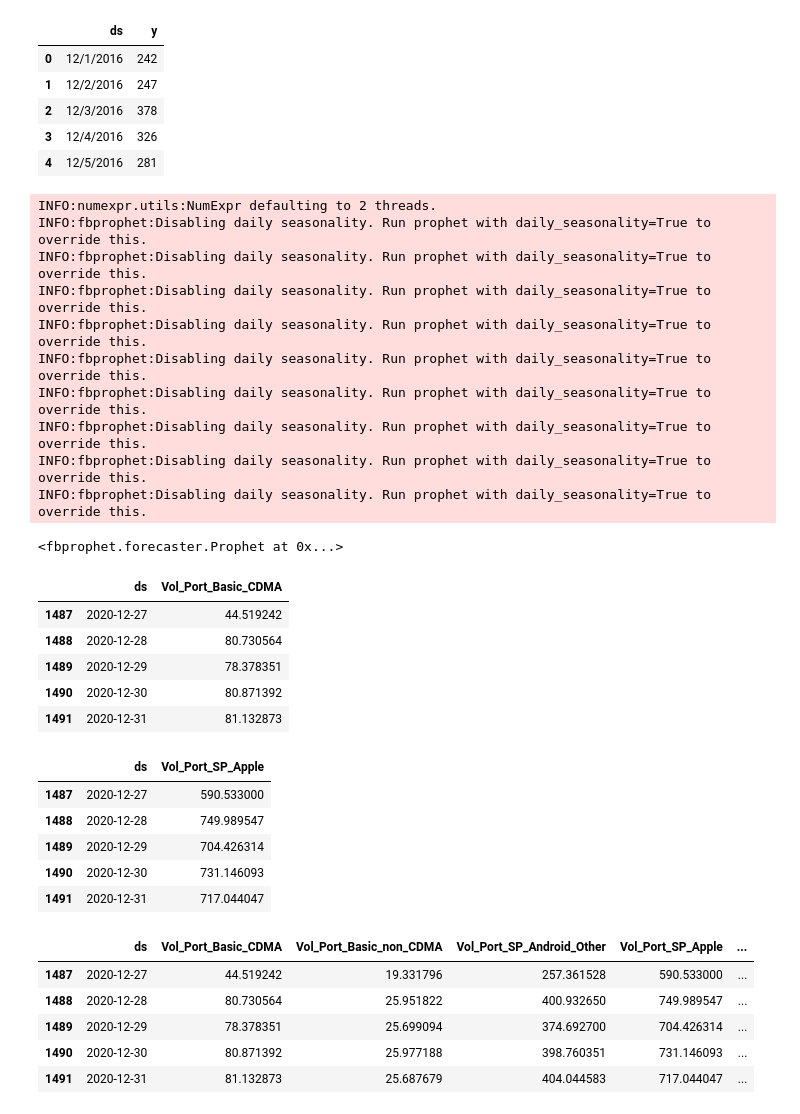
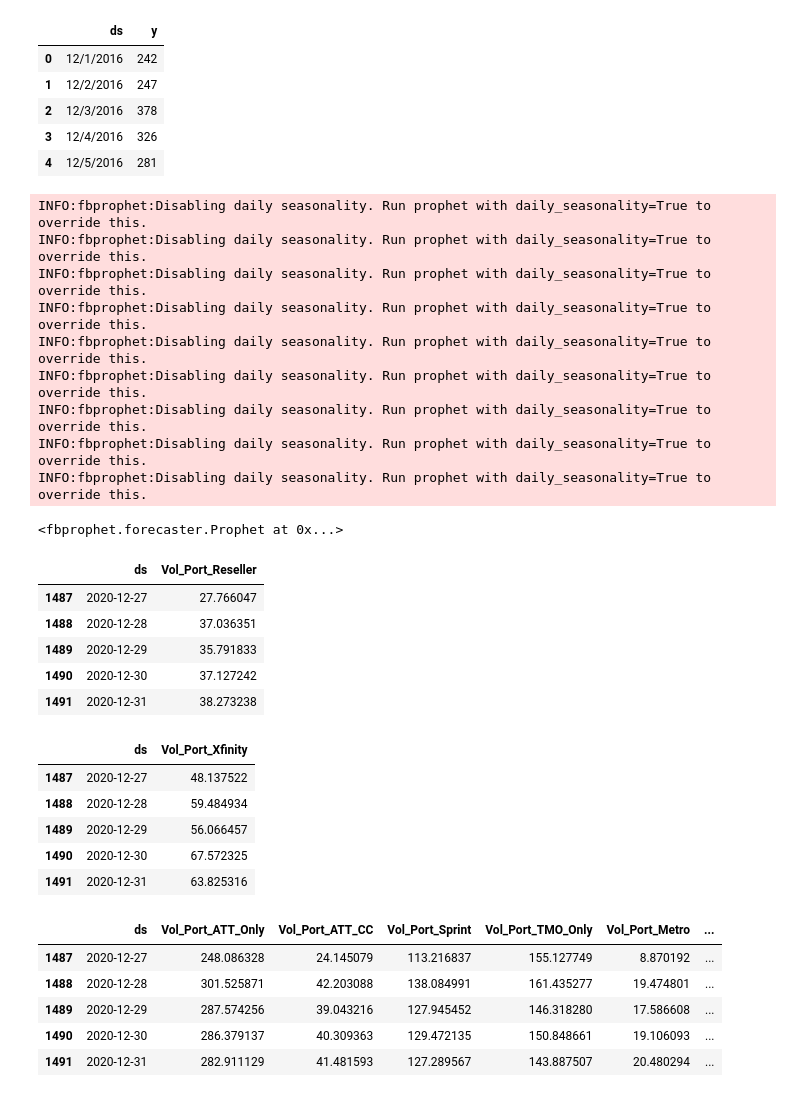
Before and after one commit to JSunkel/Forecasting-Models, a Jupyter notebook: Line_Disconnects_Apple_Vol_Port_Carriers_Same_Day_Prophet_model.ipynb, the cells around one changed output. Cells and saved outputs as stored; diff of their text form; code cells hidden in the pictures.

Commit message:
Port carrier level detail

```diff
--- a/Line_Disconnects_Apple_Vol_Port_Carriers_Same_Day_Prophet_model.ipynb
+++ b/Line_Disconnects_Apple_Vol_Port_Carriers_Same_Day_Prophet_model.ipynb
@@ -190,8 +190,8 @@ vol_port_other_model = Prophet(holidays = holidays)
 # %%
 # Fit the models
 # AT&T
-vol_port_attonly_model.fit(vol_port_attonly)
-vol_port_attcc_model.fit(vol_port_attcc)
+vol_port_att_only_model.fit(vol_port_attonly)
+vol_port_att_cc_model.fit(vol_port_attcc)
 
 # Sprint
 vol_port_sprint_model.fit(vol_port_sprint)
@@ -212,7 +212,6 @@ vol_port_reseller_model.fit(vol_port_reseller)
 # Other
 vol_port_other_model.fit(vol_port_other)
 # %% [output]
-INFO:numexpr.utils:NumExpr defaulting to 2 threads.
 INFO:fbprophet:Disabling daily seasonality. Run prophet with daily_seasonality=True to override this.
 INFO:fbprophet:Disabling daily seasonality. Run prophet with daily_seasonality=True to override this.
 INFO:fbprophet:Disabling daily seasonality. Run prophet with daily_seasonality=True to override this.
@@ -229,8 +228,8 @@ n = 214
 # %%
 # Create dataframes to hold predictions
 # AT&T
-vol_port_attonly_future = vol_port_attonly_model.make_future_dataframe(periods = n)
-vol_port_attcc_future = vol_port_attcc_model.make_future_dataframe(periods = n)
+vol_port_att_only_future = vol_port_attonly_model.make_future_dataframe(periods = n)
+vol_port_att_cc_future = vol_port_attcc_model.make_future_dataframe(periods = n)
 
 # Sprint
 vol_port_sprint_future = vol_port_sprint_model.make_future_dataframe(periods = n)
@@ -254,7 +253,7 @@ vol_port_other_future = vol_port_other_model.make_future_dataframe(periods = n)
 # Make predictions
 # AT&T
 vol_port_att_only_forecast = vol_port_att_only_model.predict(vol_port_att_only_future)
-vol_port_attcc_forecast = vol_port_attcc_model.predict(vol_port_attcc_future)
+vol_port_att_cc_forecast = vol_port_attcc_model.predict(vol_port_attcc_future)
 
 # Sprint
 vol_port_sprint_forecast = vol_port_sprint_model.predict(vol_port_sprint_future)
@@ -298,13 +300,13 @@ invol_sp_apple_forecast_subset = invol_sp_apple_forecast[['ds', 'yhat']].rename(
 # %%
 # Check the format of the subsetted forecasts (testing only)
-vol_port_basic_cdma_forecast_subset.tail()
+vol_port_reseller_forecast_subset.tail()
 # %% [output]
-|  | ds | Vol_Port_Basic_CDMA |
-| 1487 | 2020-12-27 | 44.519242 |
-| 1488 | 2020-12-28 | 80.730564 |
-| 1489 | 2020-12-29 | 78.378351 |
-| 1490 | 2020-12-30 | 80.871392 |
-| 1491 | 2020-12-31 | 81.132873 |
+|  | ds | Vol_Port_Reseller |
+| 1487 | 2020-12-27 | 27.766047 |
+| 1488 | 2020-12-28 | 37.036351 |
+| 1489 | 2020-12-29 | 35.791833 |
+| 1490 | 2020-12-30 | 37.127242 |
+| 1491 | 2020-12-31 | 38.273238 |
 # %%
 # Growth multiplier
 gm = 1.00
@@ -330,10 +337,10 @@ invol_sp_apple_forecast_subset['Invol_SP_Apple'] = invol_sp_apple_forecast_subse
 # %%
 # Check the format of the adjusted forecasts (testing only)
-vol_port_sp_apple_forecast_subset.tail()
+vol_port_xfinity_forecast_subset.tail()
 # %% [output]
-|  | ds | Vol_Port_SP_Apple |
-| 1487 | 2020-12-27 | 590.533000 |
-| 1488 | 2020-12-28 | 749.989547 |
-| 1489 | 2020-12-29 | 704.426314 |
-| 1490 | 2020-12-30 | 731.146093 |
-| 1491 | 2020-12-31 | 717.044047 |
+|  | ds | Vol_Port_Xfinity |
+| 1487 | 2020-12-27 | 48.137522 |
+| 1488 | 2020-12-28 | 59.484934 |
+| 1489 | 2020-12-29 | 56.066457 |
+| 1490 | 2020-12-30 | 67.572325 |
+| 1491 | 2020-12-31 | 63.825316 |
@@ -359,10 +347,34 @@ discos_device_grp_phone_pred_table.insert(12, 'Invol_SP_Apple', invol_sp_apple_f
+# %%
+# Combine the forecasts into one table
+# AT&T
+discos_apple_carrier_vol_port_pred_table = vol_port_att_only_forecast_subset
+discos_apple_carrier_vol_port_pred_table.insert(2, 'Vol_Port_ATT_CC', vol_port_att_cc_forecast_subset['Vol_Port_ATT_CC'])
+
+# Sprint
+discos_apple_carrier_vol_port_pred_table.insert(3, 'Vol_Port_Sprint', vol_port_sprint_forecast_subset['Vol_Port_Sprint'])
+
+# T-Mobile
+discos_apple_carrier_vol_port_pred_table.insert(4, 'Vol_Port_TMO_Only', vol_port_tmo_only_forecast_subset['Vol_Port_TMO_Only'])
+discos_apple_carrier_vol_port_pred_table.insert(5, 'Vol_Port_Metro', vol_port_metro_forecast_subset['Vol_Port_Metro'])
+
+# Spectrum
+discos_apple_carrier_vol_port_pred_table.insert(6, 'Vol_Port_Spectrum', vol_port_spectrum_forecast_subset['Vol_Port_Spectrum'])
+
+# Xfinity
+discos_apple_carrier_vol_port_pred_table.insert(7, 'Vol_Port_Xfinity', vol_port_xfinity_forecast_subset['Vol_Port_Xfinity'])
+
+# Reseller
+discos_apple_carrier_vol_port_pred_table.insert(8, 'Vol_Port_Reseller', vol_port_reseller_forecast_subset['Vol_Port_Reseller'])
+
+# Other
+discos_apple_carrier_vol_port_pred_table.insert(9, 'Vol_Port_Other', vol_port_other_forecast_subset['Vol_Port_Other'])
 # %%
 # Check the format of the final predictions table (testing only)
-discos_device_grp_phone_pred_table.tail()
+discos_apple_carrier_vol_port_pred_table.tail()
 # %% [output]
-|  | ds | Vol_Port_Basic_CDMA | Vol_Port_Basic_non_CDMA | Vol_Port_SP_Android_Other | Vol_Port_SP_Apple | ... |
-| 1487 | 2020-12-27 | 44.519242 | 19.331796 | 257.361528 | 590.533000 | ... |
-| 1488 | 2020-12-28 | 80.730564 | 25.951822 | 400.932650 | 749.989547 | ... |
-| 1489 | 2020-12-29 | 78.378351 | 25.699094 | 374.692700 | 704.426314 | ... |
-| 1490 | 2020-12-30 | 80.871392 | 25.977188 | 398.760351 | 731.146093 | ... |
-| 1491 | 2020-12-31 | 81.132873 | 25.687679 | 404.044583 | 717.044047 | ... |
+|  | ds | Vol_Port_ATT_Only | Vol_Port_ATT_CC | Vol_Port_Sprint | Vol_Port_TMO_Only | Vol_Port_Metro | ... |
+| 1487 | 2020-12-27 | 248.086328 | 24.145079 | 113.216837 | 155.127749 | 8.870192 | ... |
+| 1488 | 2020-12-28 | 301.525871 | 42.203088 | 138.084991 | 161.435277 | 19.474801 | ... |
+| 1489 | 2020-12-29 | 287.574256 | 39.043216 | 127.945452 | 146.318280 | 17.586608 | ... |
+| 1490 | 2020-12-30 | 286.379137 | 40.309363 | 129.472135 | 150.848661 | 19.106093 | ... |
+| 1491 | 2020-12-31 | 282.911129 | 41.481593 | 127.289567 | 143.887507 | 20.480294 | ... |
```
Also changed, not shown: parts of 8 cells of this notebook.
